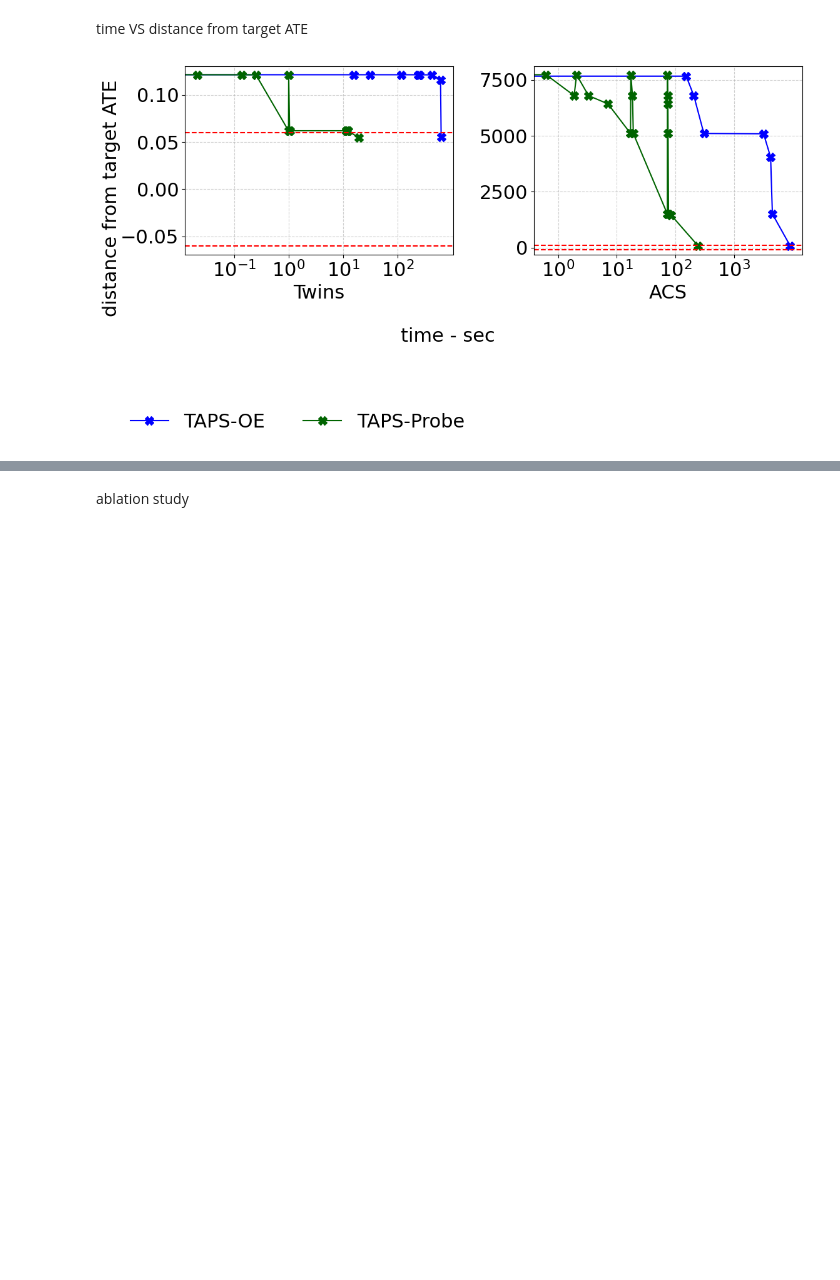
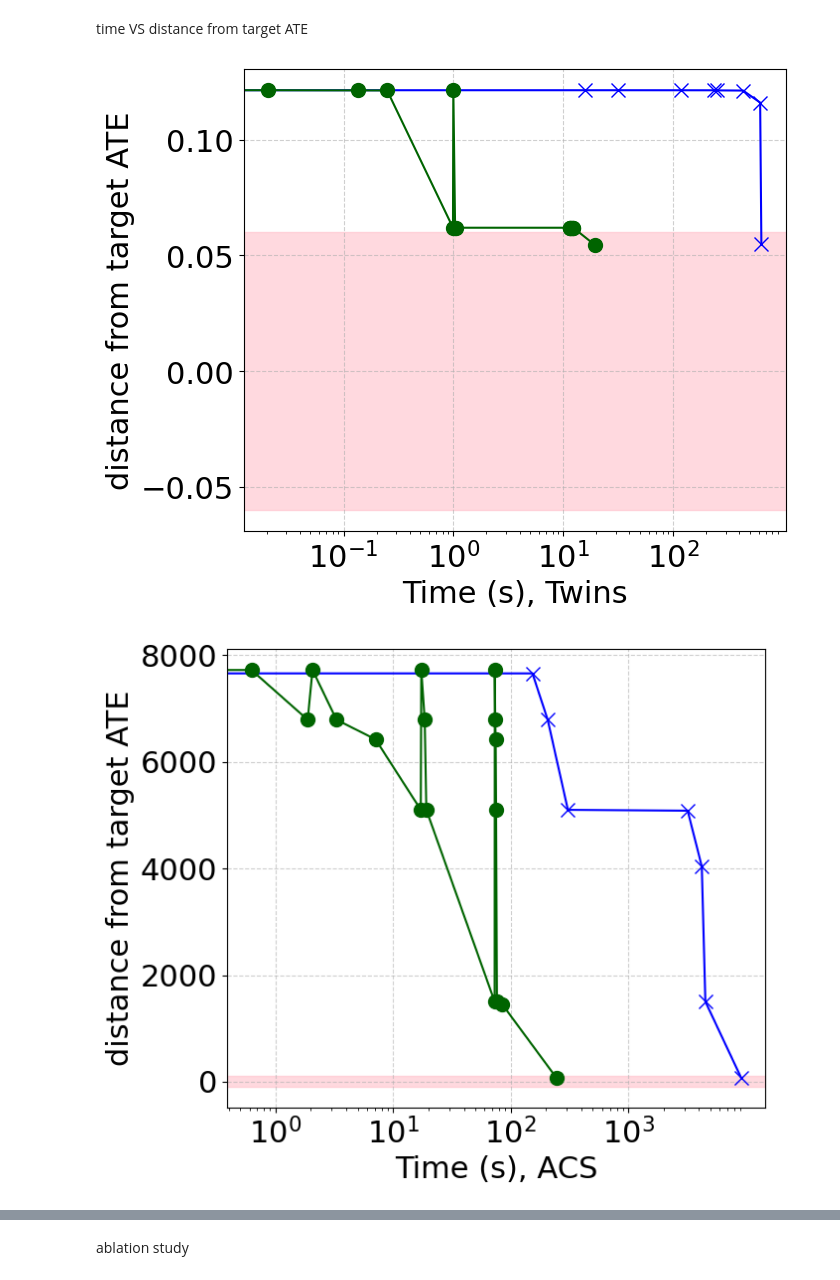
Before and after one commit to danielbarcohen-bot/ATE-shifting, a Jupyter notebook: graphs.ipynb, the cells around one changed output, grey strips where cells are left out. Cells and saved outputs as stored; diff of their text form; code cells hidden in the pictures; blank space fills up the shorter version.

Commit message:
target range graph

```diff
--- a/graphs.ipynb
+++ b/graphs.ipynb
@@ -13,9 +13,13 @@ consts
 brute_color = 'orange'
 prune_color = 'blue'
 probe_color = 'darkgreen'
+timeout_color = 'red'
 prune_marker = 'x'
 probe_marker = 'o'
 marker = 'X'
+
+doublefig_width = 7
+doublefig_height = 6
 
 plt.rcParams.update({'font.size': 22})
 FONT_SIZE = 22
@@ -286,12 +290,12 @@ y_runtime_probe_acs =  [[36.441, 36.811, 46.104],
 # Plotting
 # -------------------------
 
-fig1, ax1 = plt.subplots()#1, 2, figsize=(12, 5))
-fig2, ax2 = plt.subplots()
-fig1.set_figheight(6)
-fig1.set_figwidth(7)
-fig2.set_figheight(6)
-fig2.set_figwidth(7)
+fig1, ax1 = plt.subplots()
+fig2, ax2 = plt.subplots() #1, 2, figsize=(12, 5))
+fig1.set_figheight(doublefig_height)
+fig1.set_figwidth(doublefig_width)
+fig2.set_figheight(doublefig_height)
+fig2.set_figwidth(doublefig_width)
 
 # ---- Twins ----
 line1 = plot_with_std(ax1, x_num_duplications, y_runtime_prune_twins, prune_color, prune_marker, "TAPS-OE")
@@ -344,48 +348,68 @@ time VS distance from target ATE
 # %%
 twins_ate_dis_time_prune_list =[(np.float64(0.12132348777051426), 0), (np.float64(0.12132348770723028), 15.658704042434692), (np.float64(0.12132348728793768), 31.281686544418335), (np.float64(0.12130671836147253), 117.04712462425232), (np.float64(0.12129707215436057), 237.65368127822876), (np.float64(0.12125531841868385), 251.95313787460327), (np.float64(0.12118185753686686), 432.71444177627563), (np.float64(0.1159950997287316), 618.9491546154022), (0.055, 635)]
 twins_ate_dis_time_probe_list = [(np.float64(0.12132348782713157), 0), (np.float64(0.12132348782713157), 0.020627737045288086), (np.float64(0.12125531867061787), 0.13587045669555664), (np.float64(0.12123102426587895), 0.24935102462768555), (np.float64(0.061959381502116266), 0.9913806915283203), (np.float64(0.12132348782713157), 0.9984016418457031), (np.float64(0.061959381502116266), 1.0364272594451904), (np.float64(0.061958382701169774), 1.0572199821472168), (np.float64(0.061953924508620035), 11.526545763015747), (np.float64(0.06194867512548142), 11.542418479919434), (np.float64(0.0619245666649631), 11.621618747711182), (np.float64(0.06192110575018659), 12.115617990493774), (np.float64(0.061920980318480354), 12.17887806892395), (np.float64(0.06188308460731291), 12.376540660858154), (np.float64(0.0546156546459371), 19.260095357894897)]
 acs_ate_dis_time_prune_list =  [(np.float64(7725.566795137067), 0), (np.float64(7661.720210694586), 153.2955663204193), (np.float64(6791.890643120725), 206.61131858825684), (np.float64(5101.413638092308), 306.8622872829437), (np.float64(5084.82584249681), 3204.754827976227), (np.float64(4039.245641980253), 4224.607976198196), (np.float64(1503.3346607778603), 4529.338568687439), (79, 9108)]#[(abs(16500 - ate), time) for ate, time in acs_ate_time_prune_list]
 acs_ate_dis_time_probe_list = [(np.float64(7725.566795137067), 0), (np.float64(7725.566795137067), 0.6242222785949707), (np.float64(6791.890643120725), 1.8780333995819092), (np.float64(7725.566795137067), 2.0648982524871826), (np.float64(6791.890643120725), 3.301421880722046), (np.float64(6423.780526559314), 7.092268705368042), (np.float64(5101.413638092308), 17.205387830734253), (np.float64(7725.566795137067), 17.385295391082764), (np.float64(6791.890643120725), 18.574917554855347), (np.float64(5101.413638092308), 19.182234287261963), (np.float64(1503.3346607778603), 73.07257747650146), (np.float64(7725.566795137067), 73.26823782920837), (np.float64(6791.890643120725), 73.91863799095154), (np.float64(6423.780526559314), 74.56803011894226), (np.float64(5101.413638092308), 75.16196179389954), (np.float64(1503.3346607778603), 76.44815278053284), (np.float64(1453.2059266937213), 84.6779317855835), (np.float64(78.24350729365688), 243.97971153259277)]
 
 
 y_ATE_twins_prune, x_time_twins_prune = zip(*twins_ate_dis_time_prune_list)
 y_ATE_twins_probe, x_time_twins_probe = zip(*twins_ate_dis_time_probe_list)
 y_ATE_acs_prune, x_time_acs_prune = zip(*acs_ate_dis_time_prune_list)
 y_ATE_acs_probe, x_time_acs_probe = zip(*acs_ate_dis_time_probe_list)
 
 
-fig, (ax1, ax2) = plt.subplots(1, 2, figsize=(12, 5))
+fig1, ax1 = plt.subplots()
+fig2, ax2 = plt.subplots() #1, 2, figsize=(12, 5))
+fig1.set_figheight(doublefig_height)
+fig1.set_figwidth(doublefig_width)
+fig2.set_figheight(doublefig_height)
+fig2.set_figwidth(doublefig_width)
 
-line1, = ax1.plot(x_time_twins_prune, y_ATE_twins_prune, color=prune_color, marker=marker, ms=MARKER_SIZE, label='TAPS-OE')
-line2, = ax1.plot(x_time_twins_probe, y_ATE_twins_probe, color=probe_color, marker=marker, ms=MARKER_SIZE, label='TAPS-Probe')
+line1, = ax1.plot(x_time_twins_prune, y_ATE_twins_prune, color=prune_color, marker=prune_marker, ms=MARKER_SIZE, label='TAPS-OE')
+line2, = ax1.plot(x_time_twins_probe, y_ATE_twins_probe, color=probe_color, marker=probe_marker, ms=MARKER_SIZE, label='TAPS-Probe')
 
 ax1.grid(True, linestyle='--', alpha=0.6)
-ax1.set_xlabel("Twins")
+ax1.set_xlabel("Time (s), Twins")
 ax1.set_xscale('log')
 ax1.set_xticks([0.1, 1, 10,100])
-ax1.axhline(y=0.06, color='red', linestyle='--', linewidth=1.5)
-ax1.axhline(y=-0.06, color='red', linestyle='--', linewidth=1.5)
+# ax1.axhline(y=0.06, color='red', linestyle='--', linewidth=1.5)
+# ax1.axhline(y=-0.06, color='red', linestyle='--', linewidth=1.5)
 
-line3, = ax2.plot(x_time_acs_prune, y_ATE_acs_prune, color=prune_color, marker=marker, ms=MARKER_SIZE, label='ACS TAPS-OE')
-line4, = ax2.plot(x_time_acs_probe, y_ATE_acs_probe, color=probe_color, marker=marker, ms=MARKER_SIZE, label='ACS TAPS-Probe')
+line3, = ax2.plot(x_time_acs_prune, y_ATE_acs_prune, color=prune_color, marker=prune_marker, ms=MARKER_SIZE, label='ACS TAPS-OE')
+line4, = ax2.plot(x_time_acs_probe, y_ATE_acs_probe, color=probe_color, marker=probe_marker, ms=MARKER_SIZE, label='ACS TAPS-Probe')
 
 ax2.grid(True, linestyle='--', alpha=0.6)
-ax2.set_xlabel("ACS")
+ax2.set_xlabel("Time (s), ACS")
 ax2.set_xscale('log')
 ax2.set_xticks([1, 10,100, 1000])
-ax2.axhline(y=100, color='red', linestyle='--', linewidth=1.5)
-ax2.axhline(y=-100, color='red', linestyle='--', linewidth=1.5)
+# ax2.axhline(y=100, color='red', linestyle='--', linewidth=1.5)
+# ax2.axhline(y=-100, color='red', linestyle='--', linewidth=1.5)
 
-fig.text(0.04, 0.5, 'distance from target ATE', va='center', rotation='vertical', fontsize=FONT_SIZE)
-fig.text(0.5, 0.04, 'time - sec', ha='center', fontsize=FONT_SIZE)
-fig.legend(handles=[line1, line2],
-           loc='lower center',
-           bbox_to_anchor=(0.3, -0.3),
-           ncol=2,
-           frameon=False)
-plt.tight_layout(rect=[0, 0.1, 1, 1])
-plt.subplots_adjust(left=0.15, wspace=0.3)
+# print(ax1.get_xlim())
 
-plt.show()
+xlim1 = ax1.get_xlim()
+xlim2 = ax2.get_xlim()
+ax1.fill_between([0,10000],[0.06,0.06],[-0.06,-0.06], alpha=0.6, zorder=-1, color='pink')
+ax2.fill_between([0,100000],[-100,-100],[100,100], alpha=0.6, zorder=-1, color='pink')
+ax1.set_xlim(xlim1)
+ax2.set_xlim(xlim2)
+
+# ax1.set_xlim(ax2.get_xlim()[0],max(x_time_twins_prune) + 10)
+
+# fig.text(0.04, 0.5, 'distance from target ATE', va='center', rotation='vertical', fontsize=FONT_SIZE)
+ax1.set_ylabel('distance from target ATE')
+ax2.set_ylabel('distance from target ATE')
+# fig.text(0.5, 0.04, 'time - sec', ha='center', fontsize=FONT_SIZE)
+# fig.legend(handles=[line1, line2],
+#            loc='lower center',
+#            bbox_to_anchor=(0.3, -0.3),
+#            ncol=2,
+#            frameon=False)
+# plt.tight_layout(rect=[0, 0.1, 1, 1])
+# plt.subplots_adjust(left=0.15, wspace=0.3)
+
+fig1.savefig(f'twins-time-vs-distance.pdf', bbox_inches="tight", dpi=600)
+fig2.savefig(f'acs-time-vs-distance.pdf', bbox_inches="tight", dpi=600)
 # %% [output]
-[figure, old version]
+[figure, new version]
+[figure, added]
```
Also changed, not shown: parts of 3 cells of this notebook.
